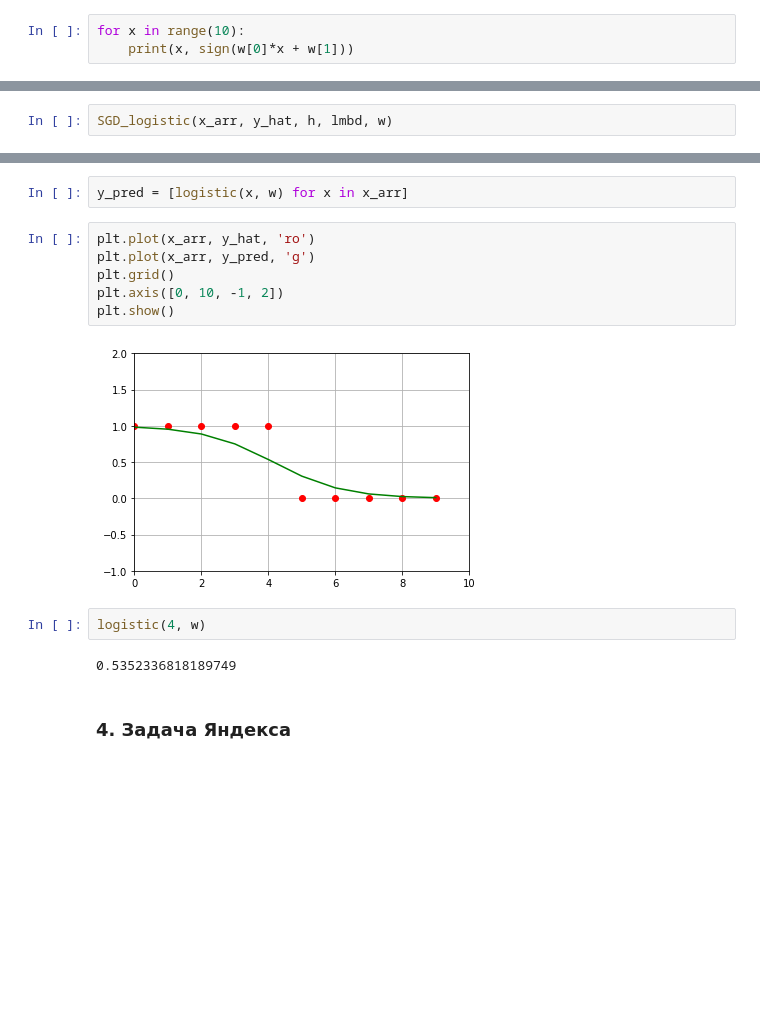
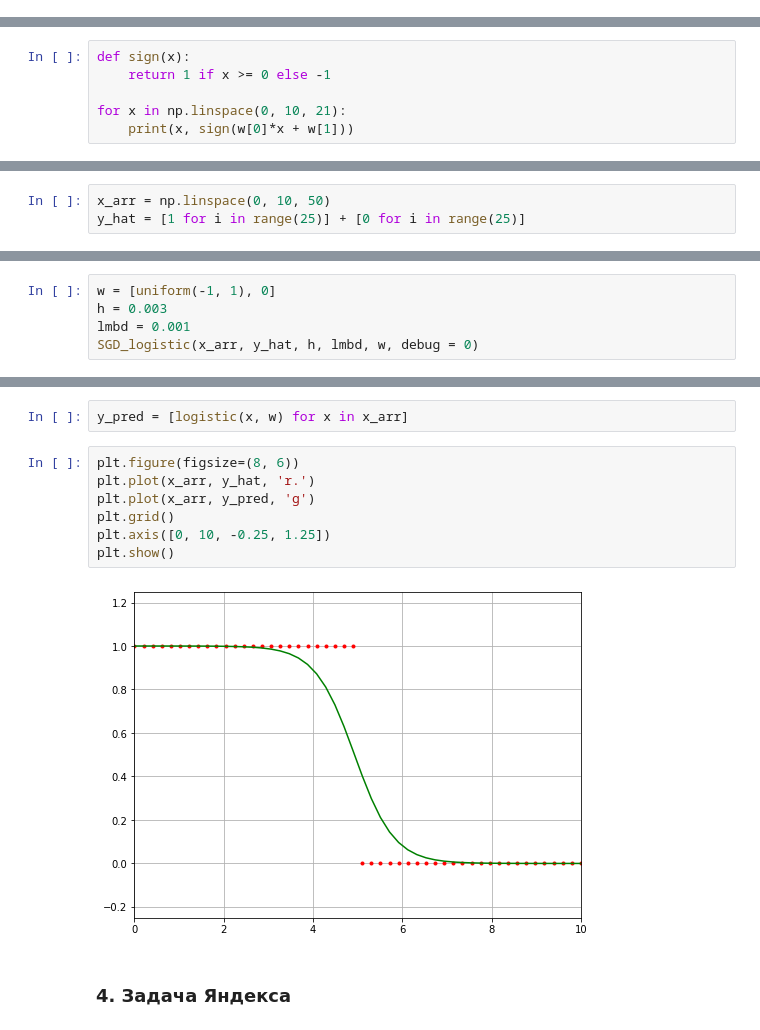
Before and after one commit to yuriy5139/MachineLearning, a Jupyter notebook: Linear and Logistic.ipynb, the cells around one changed output, grey strips where cells are left out. Drawn from its saved outputs; the diff is of its cells as text; blank space fills up the shorter version.

```diff
--- a/Linear and Logistic.ipynb
+++ b/Linear and Logistic.ipynb
@@ -203,3 +211,0 @@ plt.show()
-# %%
-for x in range(10):
-    print(x, sign(w[0]*x + w[1]))
@@ -216,0 +212,6 @@ for x in range(10):
+# %%
+def sign(x):
+    return 1 if x >= 0 else -1
+
+for x in np.linspace(0, 10, 21):
+    print(x, sign(w[0]*x + w[1]))
@@ -218,0 +240,3 @@ for x in range(10):
+# %%
+x_arr = np.linspace(0, 10, 50)
+y_hat = [1 for i in range(25)] + [0 for i in range(25)]
@@ -243,4 +273,7 @@ def SGD_logistic(x_arr, y_hat, h, lmbd, w):
     return w
 # %%
-SGD_logistic(x_arr, y_hat, h, lmbd, w)
+w = [uniform(-1, 1), 0]
+h = 0.003
+lmbd = 0.001
+SGD_logistic(x_arr, y_hat, h, lmbd, w, debug = 0)
 # %% [output]
@@ -251,17 +284,14 @@ def logistic(x, w):
 # %%
 y_pred = [logistic(x, w) for x in x_arr]
 # %%
-plt.plot(x_arr, y_hat, 'ro')
+plt.figure(figsize=(8, 6))
+plt.plot(x_arr, y_hat, 'r.')
 plt.plot(x_arr, y_pred, 'g')
 plt.grid()
-plt.axis([0, 10, -1, 2])
+plt.axis([0, 10, -0.25, 1.25])
 plt.show()
 # %% [output]
-[figure, old version]
+[figure, new version]
-# %%
-logistic(4, w)
-# %% [output]
-0.5352336818189749
 # %% [markdown]
 ### 4. Задача Яндекса
 # %% [markdown]
```
Also changed, not shown: parts of 42 cells of this notebook.
